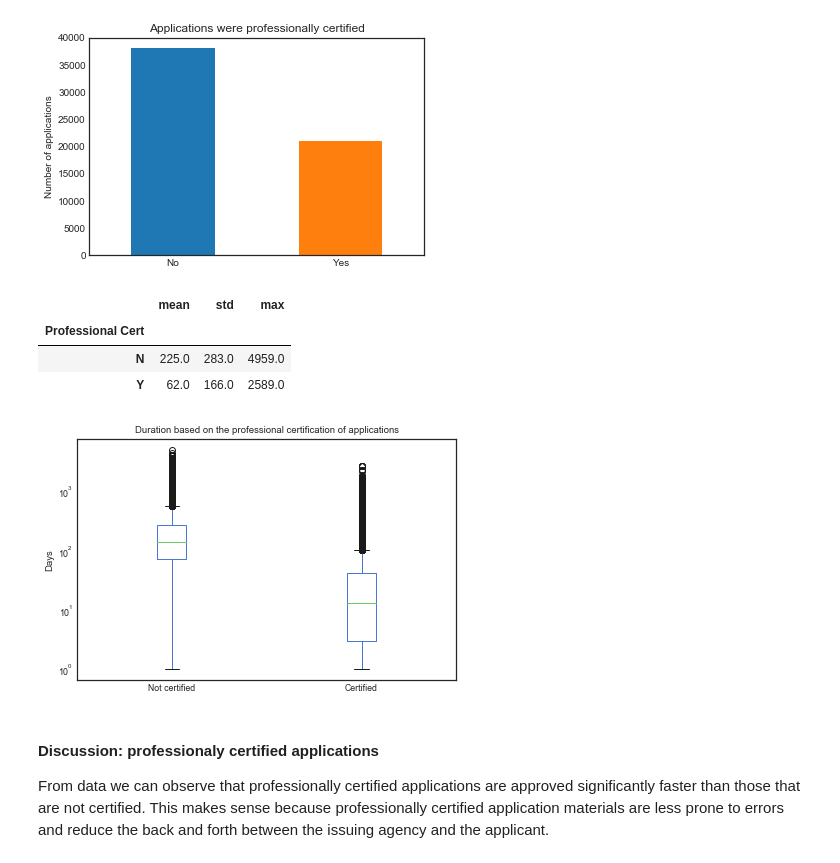
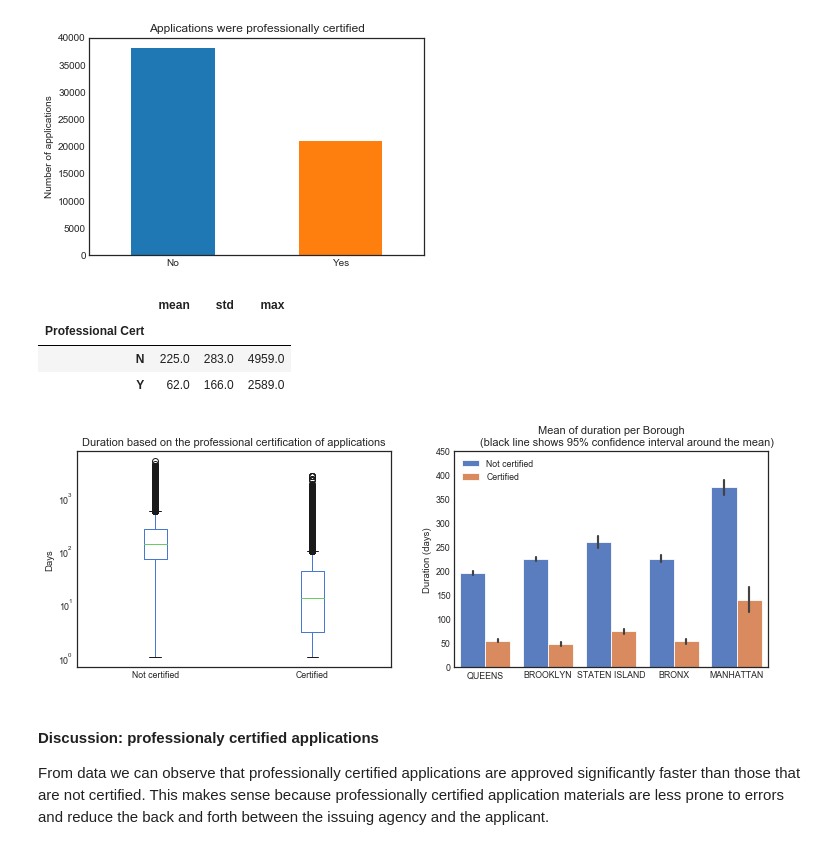
Before and after one commit to anoushavan/Capstone_1, a Jupyter notebook: code/data_story.ipynb, the cells around one changed output. Cells and saved outputs as stored; diff of their text form; code cells hidden in the pictures.

```diff
--- a/code/data_story.ipynb
+++ b/code/data_story.ipynb
@@ -229,9 +231,6 @@ pd.DataFrame(data.groupby(['Efiling Filed'])['Duration'].
 * Looking into the data by borough we can see that this is true for all boroughs. However, the difference is very small in Manhattan.
 # %%
 # Create a bar chart of Professional Title and include a statistical analysis.
-
-plt.style.use('seaborn-white')
-
 plt.style.use('seaborn-white')
 fig, ax = plt.subplots()
 data['Applicant Professional Title'].value_counts().plot(kind='bar', ax = ax)
@@ -277,28 +276,39 @@ pd.DataFrame(data['Professional Cert'].value_counts())
 | Y | 21066 |
 [figure]
 # %%
-# Boxplot of Duration based on wheather or not the applications were professionally certified.
-ax = data.boxplot(column=['Duration'], by=['Professional Cert'])
-ax.set_xticklabels(['Not certified','Certified'])
+# boxplot of Duration based on wheather or not the applications were professionally certified.
+fig, (ax1, ax2) = plt.subplots(1,2, figsize=(12,4))
+data.boxplot(column=['Duration'], by=['Professional Cert'], ax=ax1)
+ax1.set_xticklabels(['Not certified','Certified'])
 plt.suptitle('')
-ax.set_title("Duration based on the professional certification of applications")
-ax.set_xlabel('')
-ax.set_ylabel('Days')
-ax.set_yscale('log')
-ax.grid(False)
-ax.yaxis.set_ticks_position('none')
-plt.tight_layout()
+ax1.set_title("Duration based on the professional certification of applications", fontsize=11)
+ax1.set_xlabel('')
+ax1.set_ylabel('Days')
+ax1.set_yscale('log')
+ax1.grid(False)
+ax1.yaxis.set_ticks_position('none')
 plt.savefig('/Users/anushavan/Desktop/Study/\
 Data_Science/Springboard/Capstone_1/figs/duration_by_cert.png', format='png', dpi=150)
 
+# mean duration of approval in each borough based on the professional certification.
+sns.barplot(x ='Borough', y ='Duration', hue='Professional Cert', data=data, ax=ax2)
+ax2.set_xlabel('')
+ax2.set_ylabel('Duration (days)')
+ax2.set_ylim(0,450)
+ax2.set_title('Mean of duration per Borough' '\n \
+          (black line shows 95% confidence interval around the mean)', fontsize=11)
+
+legend = ax2.legend()
+legend.get_texts()[0].set_text('Not certified')
+legend.get_texts()[1].set_text('Certified')
 pd.DataFrame(data.groupby('Professional Cert')['Duration'].
              describe().loc[:,['mean','std','max']].round())
 # %% [output]
 |  | mean | std | max |
 | Professional Cert |  |  |  |
 | N | 225.0 | 283.0 | 4959.0 |
 | Y | 62.0 | 166.0 | 2589.0 |
-[figure, old version]
+[figure, new version]
 # %% [markdown]
 #### Discussion: professionaly certified applications
 
```
Also changed, not shown: parts of 22 cells of this notebook, 4 other files.
